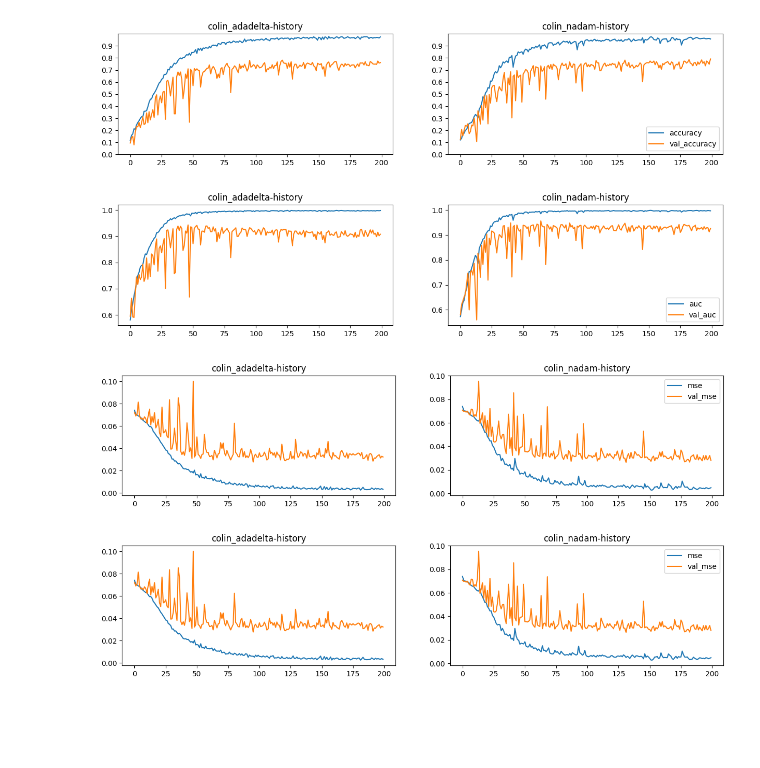
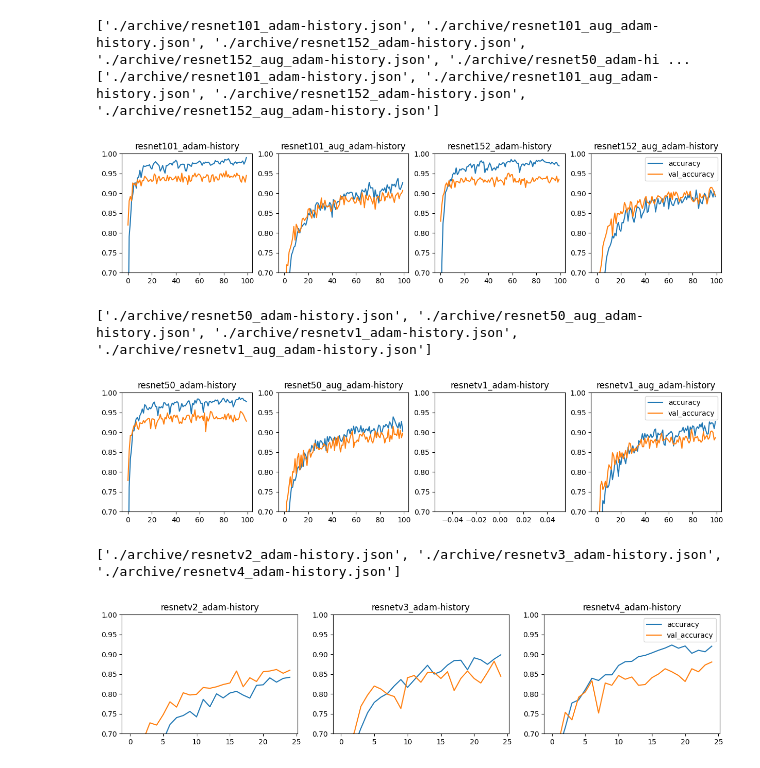
Before and after one commit to adamsiwiec1/motoclassifier, a Jupyter notebook: visualize.ipynb, the cells around one changed output. Drawn from its saved outputs; the diff is of its cells as text; code cells hidden in the pictures; blank space fills up the shorter version.

```diff
--- a/visualize.ipynb
+++ b/visualize.ipynb
@@ -5,43 +5,61 @@ import numpy as np
 import os
 # %%
 def compare_accuracy(data, ax, file_path):
-    ax.set_ylim(0, 1)
-    ax.set_yticks(np.arange(0, 1, 0.1))
+    ax.set_ylim(0.7, 1)
+    ax.set_yticks(np.arange(0.7, 1, 0.05))
     ax.plot(data['accuracy'], label="accuracy")
     ax.set_title(file_path.split('/')[-1].split('.')[0])
     ax.plot(data['val_accuracy'], label="val_accuracy")
 
 def compare_auc(data, ax, file_path):
     ax.plot(data['auc'], label="auc")
     ax.set_title(file_path.split('/')[-1].split('.')[0])
     ax.plot(data['val_auc'], label="val_auc")
 
 def compare_mse(data, ax, file_path):
     ax.plot(data['mean_squared_error'], label="mse")
     ax.set_title(file_path.split('/')[-1].split('.')[0])
     ax.plot(data['val_mean_squared_error'], label="val_mse")
 
 def compare_loss(data, ax, file_path):
     ax.plot(data['loss'], label="loss")
     ax.set_title(file_path.split('/')[-1].split('.')[0])
     ax.plot(data['val_loss'], label="val_loss")
 
 def compare_history(history_files):
-    plots = [compare_accuracy, compare_auc, compare_mse, compare_mse]
+    plots = [compare_accuracy]#, compare_auc, compare_mse, compare_loss]
     for plot in plots:
         fig, axs = plt.subplots(1, len(history_files), figsize=(15, 3))
         for i, ax in enumerate(axs):
             file_path = history_files[i]
             with open(file_path, "r") as file:
                 data = json.load(file)
             plot(data, ax, file_path)
         plt.legend()
         plt.show()
 
+files = ['./archive/'+filename for filename in os.listdir('./archive/') if filename.endswith('.json') and '_adam' in filename and 'resnet' in filename]
 
-compare_history(["./archive/colin_adadelta-history.json", './archive/colin_nadam-history.json'])
+print(files)
+
+x = 4
+for i in range(0, len(files), 4):
+    print(files[i:x])
+    compare_history(files[i:x])
+    x +=4
+
+
+import matplotlib.pyplot as plt
+
+images = ["image1.png","imagge2.png","image3.png"]
+
+for image in images:
+	plt.imshow(image)
 # %% [output]
+['./archive/resnet101_adam-history.json', './archive/resnet101_aug_adam-history.json', './archive/resnet152_adam-history.json', './archive/resnet152_aug_adam-history.json', './archive/resnet50_adam-hi ...
+['./archive/resnet101_adam-history.json', './archive/resnet101_aug_adam-history.json', './archive/resnet152_adam-history.json', './archive/resnet152_aug_adam-history.json']
-[figure, old version]
+[figure, new version]
+['./archive/resnet50_adam-history.json', './archive/resnet50_aug_adam-history.json', './archive/resnetv1_adam-history.json', './archive/resnetv1_aug_adam-history.json']
-[figure, old version]
+[figure, new version]
+['./archive/resnetv2_adam-history.json', './archive/resnetv3_adam-history.json', './archive/resnetv4_adam-history.json']
-[figure, old version]
+[figure, new version]
-[figure, removed]
```
Also changed, not shown: 6 other files.
